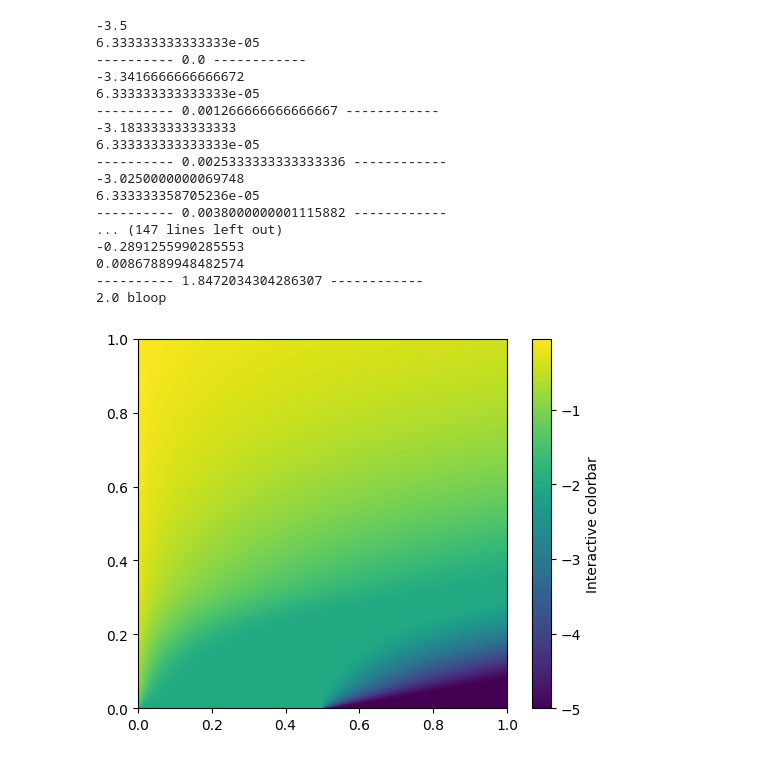
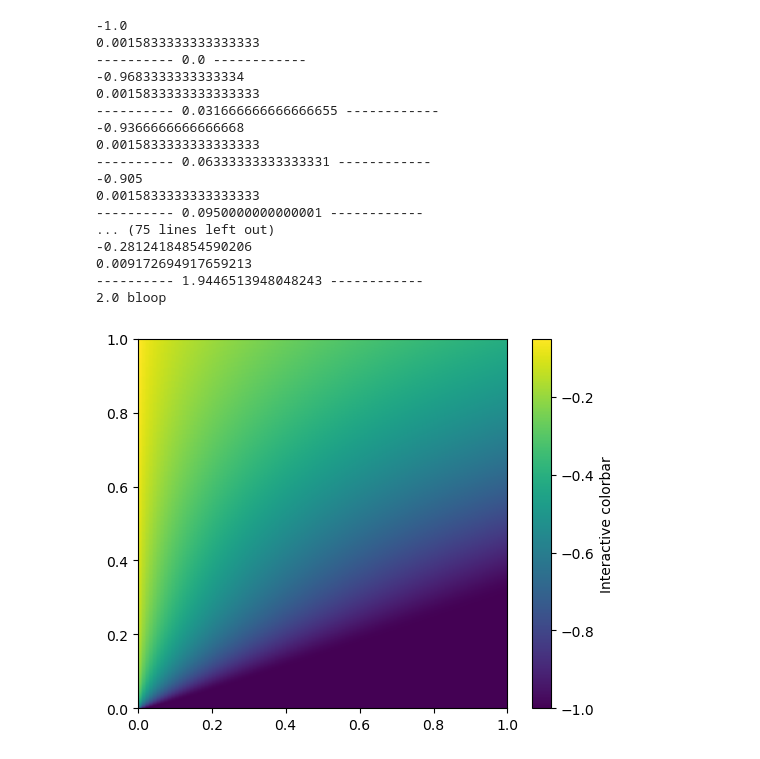
Before and after one commit to Clement-F/TP1-hyperbolic, a Jupyter notebook: tp_test.ipynb, the cells around one changed output. Saved outputs shown, nothing was run; the diff lists cells and outputs as text; code cells hidden in the pictures.

```diff
--- a/tp_test.ipynb
+++ b/tp_test.ipynb
@@ -84,11 +84,11 @@ class Finite_Volume:
                 else :      FD[j]= g(U[j],U[j+1])
 
 
-            ## eval
-            if(n%(J/5)==0):
-                print(sum(U)/J)
-                print(dt)
-                print('----------',t,'------------')
+            # ## eval
+            # if(n%(J/5)==0):
+            #     print(sum(U)/J)
+            #     print(dt)
+            #     print('----------',t,'------------')
 
             ## Calcul de la solution
             for j in range(len(X)):
@@ -106,38 +106,38 @@ class Finite_Volume:
         return U_xt
 # %%
 
-ul=-2.;ur=-5.
+ul=-1.;ur=-1.
 
 U0  = lambda x: ul*(x<0.5) + ur*(x>=0.5)
 f  = lambda u: u**3
 f_p= lambda u: 3* u**2
 
 J,T = 100,2
 
 Fv = Finite_Volume(U0,function=f,derivee_de_la_function=f_p,flux_methode="Godunov",film_bool=True, condition_limite="Dirichlet")
 
 U = Fv.sol(J,T)
 
 fig, ax = plt.subplots()
 im = ax.imshow(U,extent=((0,1,0,1)))
 fig.colorbar(im, ax=ax, label='Interactive colorbar')
 plt.show()
 # %% [output]
--3.5
-6.333333333333333e-05
+-1.0
+0.0015833333333333333
 ---------- 0.0 ------------
--3.3416666666666672
-6.333333333333333e-05
----------- 0.001266666666666667 ------------
--3.183333333333333
-6.333333333333333e-05
----------- 0.0025333333333333336 ------------
--3.0250000000069748
-6.333333358705236e-05
----------- 0.0038000000001115882 ------------
-... (147 lines left out)
--0.2891255990285553
-0.00867889948482574
----------- 1.8472034304286307 ------------
+-0.9683333333333334
+0.0015833333333333333
+---------- 0.031666666666666655 ------------
+-0.9366666666666668
+0.0015833333333333333
+---------- 0.06333333333333331 ------------
+-0.905
+0.0015833333333333333
+---------- 0.0950000000000001 ------------
+... (75 lines left out)
+-0.28124184854590206
+0.009172694917659213
+---------- 1.9446513948048243 ------------
 2.0 bloop
-[figure, old version]
+[figure, new version]
```
Also changed, not shown: 2 other files.
